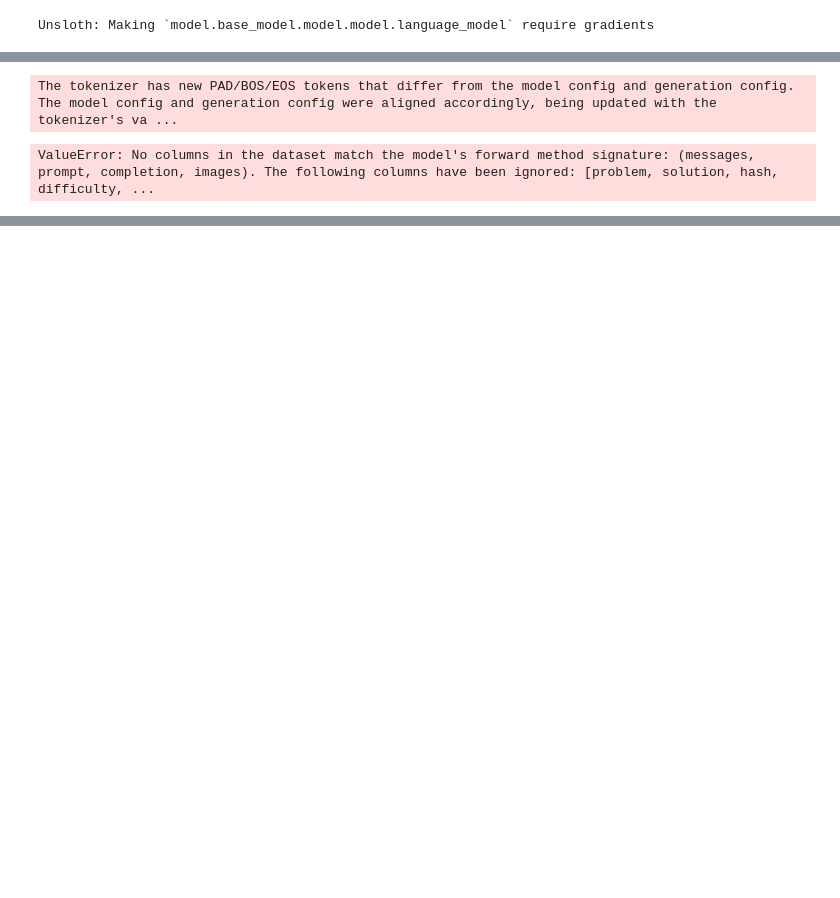
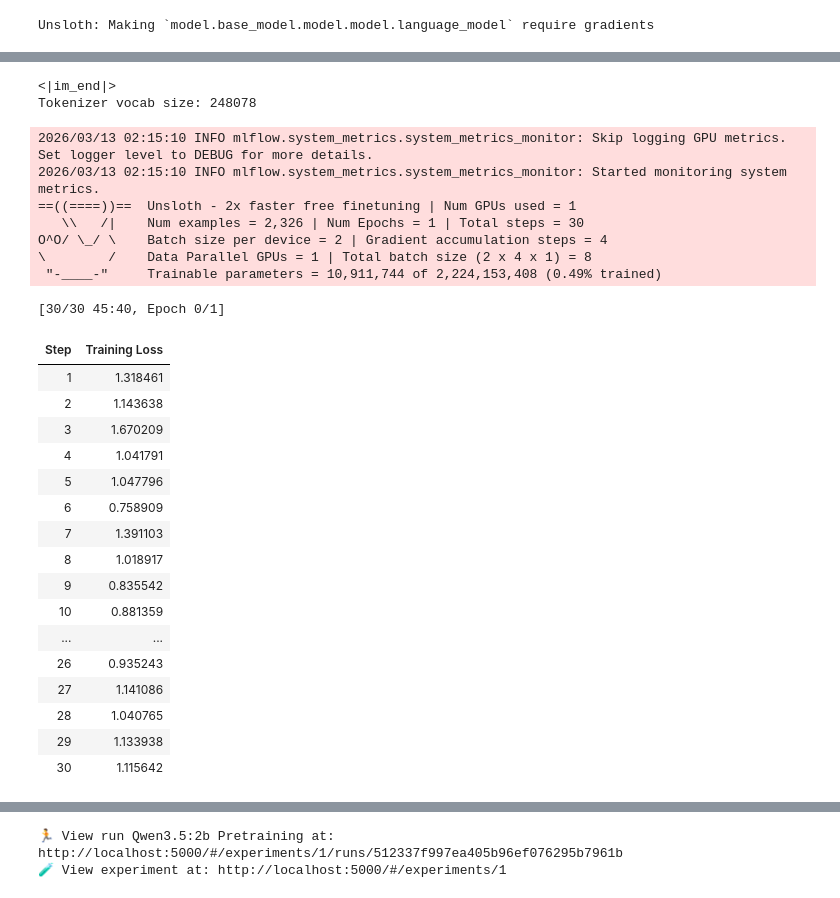
Before and after one commit to maitimeraki/END-TO-END-FINE-TUNING, a Jupyter notebook: Reasoning_fune_tunin.ipynb, the cells around one changed output, grey strips where cells are left out. Cells and saved outputs as stored; diff of their text form; code cells hidden in the pictures; blank space fills up the shorter version.

```diff
--- a/Reasoning_fune_tunin.ipynb
+++ b/Reasoning_fune_tunin.ipynb
@@ -42,7 +42,7 @@ Please restructure your imports with 'import unsloth' at the top of your file.
 # %%
 max_seq_length = 2048
 model_name= "unsloth/Qwen3.5-2B"
-model, tokenizer = FastLanguageModel.from_pretrained(
+model, processor = FastLanguageModel.from_pretrained(
     model_name=model_name,
     max_seq_length=max_seq_length,
     load_in_4bit = False,     # MoE QLoRA not recommended, dense 27B is fine
@@ -96,0 +193,15 @@ DatasetDict({
+# %%
+from unsloth import get_chat_template, standardize_sharegpt
+tokenizer = get_chat_template(
+    tokenizer,
+    chat_template="chatml"
+)
+
+def formatting_prompts_func(examples):
+    convos = examples["conversations"]
+    texts = [
+        tokenizer.apply_chat_template(convo, tokenize=False,add_generation_prompt=False) for convo in convos
+    ]
+    return {
+        "text": texts
+    }
@@ -96,0 +221,2 @@ DatasetDict({
+# %%
+dataset = dataset.map(formatting_prompts_func, batched=True, remove_columns=dataset.column_names)
@@ -126,14 +294,57 @@ training_args = TrainingArguments(
+# %%
+print(tokenizer.eos_token)
+print(f"Tokenizer vocab size: {len(tokenizer)}")
+# %% [output]
+<|im_end|>
+Tokenizer vocab size: 248078
 # %%
 # Initialize SFTTrainer with proper parameter placement
 trainer = SFTTrainer(
     model=model,
     processing_class=tokenizer,  # Correct for v0.22.0 [citation:5]
-    args=training_args,            # Pass SFTConfig here [citation:9]
-    train_dataset=dataset["train"],
-    eval_dataset=dataset["test"],
+    train_dataset=dataset,
+    args=sft_config,            # Pass SFTConfig here [citation:9]
 )
-
-trainer.train()
-# %% [output]
-The tokenizer has new PAD/BOS/EOS tokens that differ from the model config and generation config. The model config and generation config were aligned accordingly, being updated with the tokenizer's va ...
-ValueError: No columns in the dataset match the model's forward method signature: (messages, prompt, completion, images). The following columns have been ignored: [problem, solution, hash, difficulty, ...
+# %%
+import mlflow
+with mlflow.start_run(run_name="Qwen3.5:2b Pretraining", log_system_metrics=True):
+    # Log key hyperparameter explicitly
+    mlflow.log_params({
+        "model_name": model_name,
+        "max_seq_length": max_seq_length,
+        "lora_r": 16,
+        "lora_alpha": 16,
+        "lora_dropout": 0,
+        "lora_bias": "none",
+        "target_modules": "q_proj,k_proj,v_proj,o_proj,gate_proj,up_proj,down_proj",
+        "train_size": len(dataset),
+        # "eval_size": len(dataset["test"]),
+    }
+    )
+    trainer.train()
+# %% [output]
+2026/03/13 02:15:10 INFO mlflow.system_metrics.system_metrics_monitor: Skip logging GPU metrics. Set logger level to DEBUG for more details.
+2026/03/13 02:15:10 INFO mlflow.system_metrics.system_metrics_monitor: Started monitoring system metrics.
+==((====))==  Unsloth - 2x faster free finetuning | Num GPUs used = 1
+   \\   /|    Num examples = 2,326 | Num Epochs = 1 | Total steps = 30
+O^O/ \_/ \    Batch size per device = 2 | Gradient accumulation steps = 4
+\        /    Data Parallel GPUs = 1 | Total batch size (2 x 4 x 1) = 8
+ "-____-"     Trainable parameters = 10,911,744 of 2,224,153,408 (0.49% trained)
+[30/30 45:40, Epoch 0/1]
+| Step | Training Loss |
+| 1 | 1.318461 |
+| 2 | 1.143638 |
+| 3 | 1.670209 |
+| 4 | 1.041791 |
+| 5 | 1.047796 |
+| 6 | 0.758909 |
+| 7 | 1.391103 |
+| 8 | 1.018917 |
+| 9 | 0.835542 |
+| 10 | 0.881359 |
+| ... | ... |
+| 26 | 0.935243 |
+| 27 | 1.141086 |
+| 28 | 1.040765 |
+| 29 | 1.133938 |
+| 30 | 1.115642 |
@@ -139,0 +353,2 @@ ValueError: No columns in the dataset match the model's forward method signature
+🏃 View run Qwen3.5:2b Pretraining at: http://localhost:5000/#/experiments/1/runs/512337f997ea405b96ef076295b7961b
+🧪 View experiment at: http://localhost:5000/#/experiments/1
```
Also changed, not shown: parts of 30 cells of this notebook.
